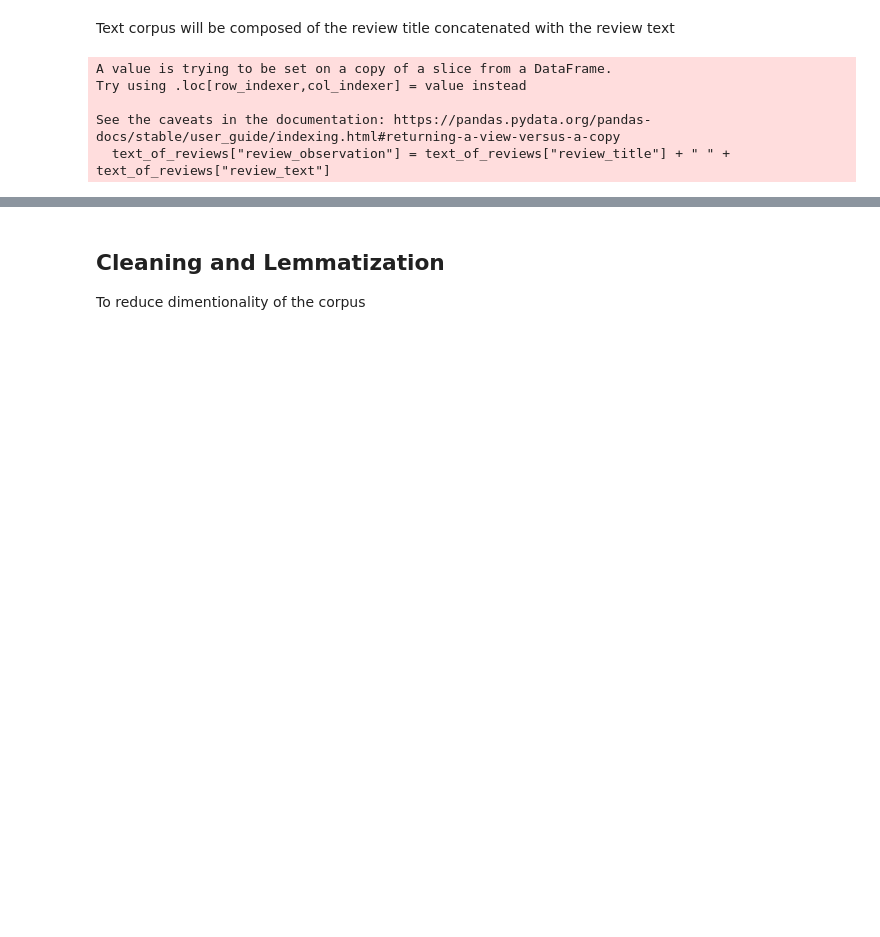
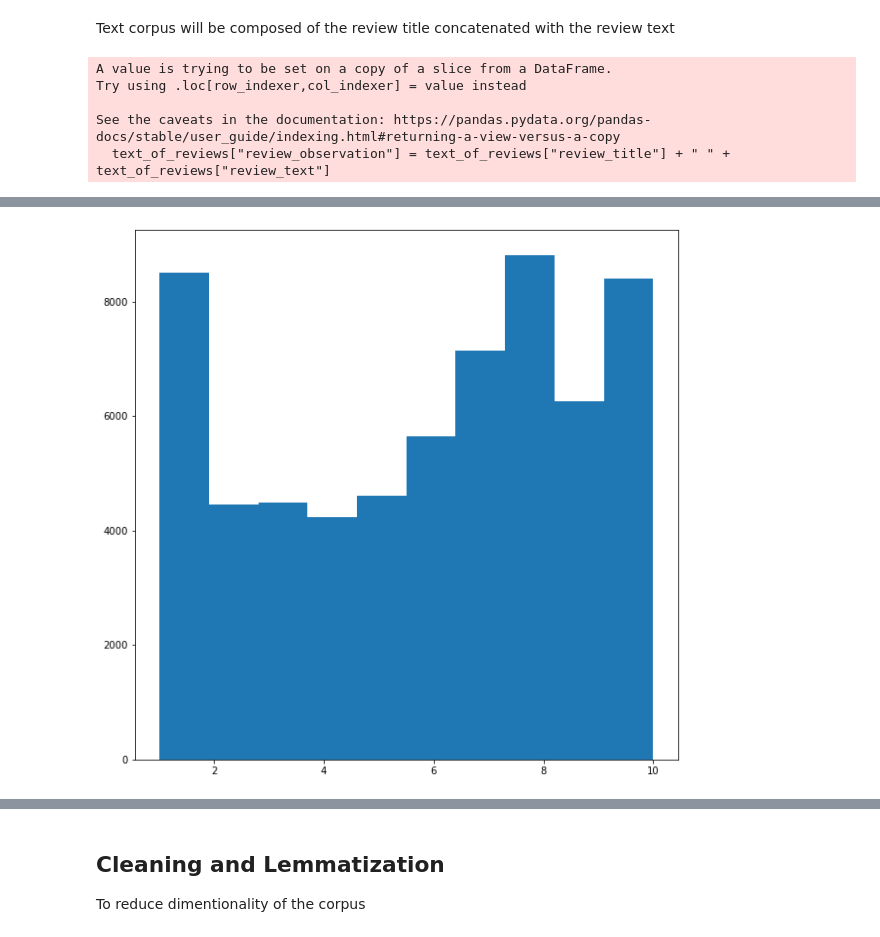
Before and after one commit to michael-a-green/Metis_Project5, a Jupyter notebook: Source/Project5.ipynb, the cells around one changed output, grey strips where cells are left out. Drawn from its saved outputs; the diff is of its cells as text; code cells hidden in the pictures; blank space fills up the shorter version.

```diff
--- a/Source/Project5.ipynb
+++ b/Source/Project5.ipynb
@@ -172,3 +196,8 @@ text_of_reviews.head()
 * Are the classes balanced?
 * What's the mean, mode, stddev of the classes?
 * Length of reviews: mean, mode, std dev, and all of this for each class
+# %%
+plt.figure(figsize=(10,10))
+plt.hist(text_of_reviews["review_star_rating"],10);
+# %% [output]
+[figure, added]
```
Also changed, not shown: parts of 117 cells of this notebook, 2 other files.
